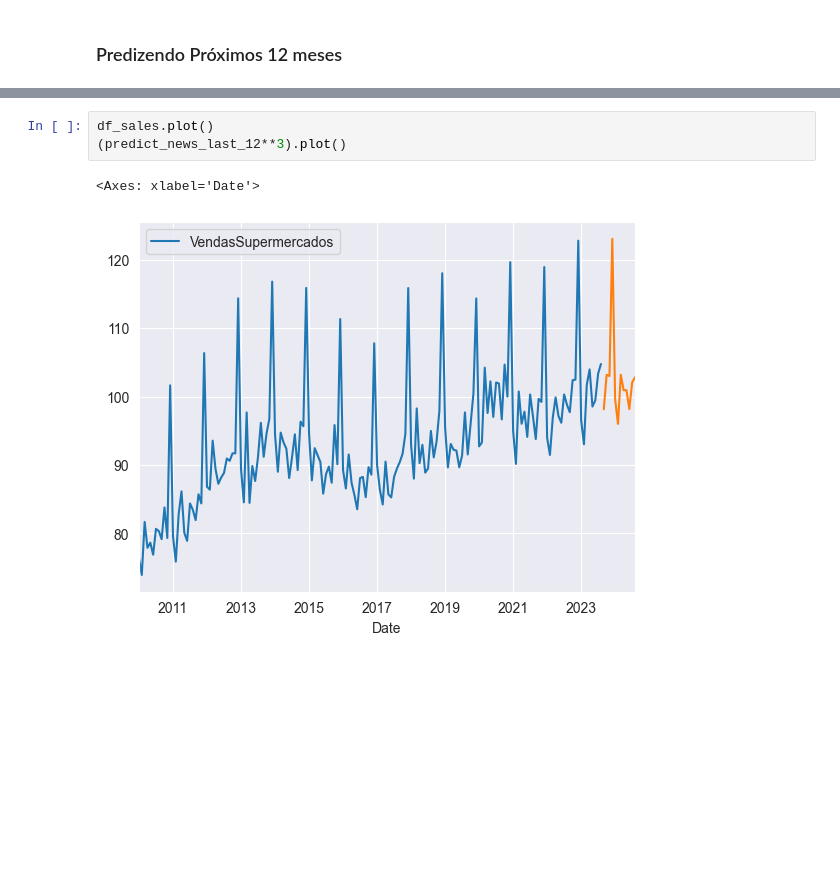
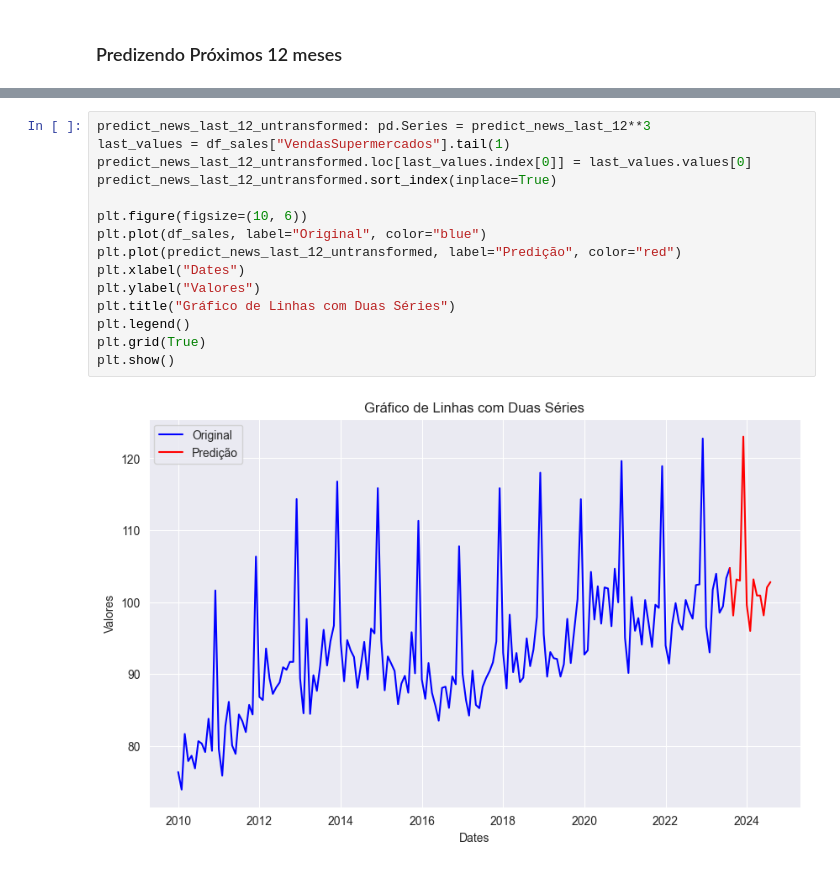
Before and after one commit to lspraciano/timeSeriesChallengeDez23, a Jupyter notebook: supermarket.ipynb, the cells around one changed output, grey strips where cells are left out. Saved outputs shown, nothing was run; the diff lists cells and outputs as text; blank space fills up the shorter version.

Commit message:
feat: ligando pontos do gráfico

```diff
--- a/supermarket.ipynb
+++ b/supermarket.ipynb
@@ -848,6 +863,17 @@ predict_news_last_12: pd.Series = predict_news_12.tail(12)
 # %%
-df_sales.plot()
-(predict_news_last_12**3).plot()
+predict_news_last_12_untransformed: pd.Series = predict_news_last_12**3
+last_values = df_sales["VendasSupermercados"].tail(1)
+predict_news_last_12_untransformed.loc[last_values.index[0]] = last_values.values[0]
+predict_news_last_12_untransformed.sort_index(inplace=True)
+
+plt.figure(figsize=(10, 6))
+plt.plot(df_sales, label="Original", color="blue")
+plt.plot(predict_news_last_12_untransformed, label="Predição", color="red")
+plt.xlabel("Dates")
+plt.ylabel("Valores")
+plt.title("Gráfico de Linhas com Duas Séries")
+plt.legend()
+plt.grid(True)
+plt.show()
 # %% [output]
-<Axes: xlabel='Date'>
-[figure, old version]
+[figure, new version]
```
Also changed, not shown: parts of 5 cells of this notebook.
